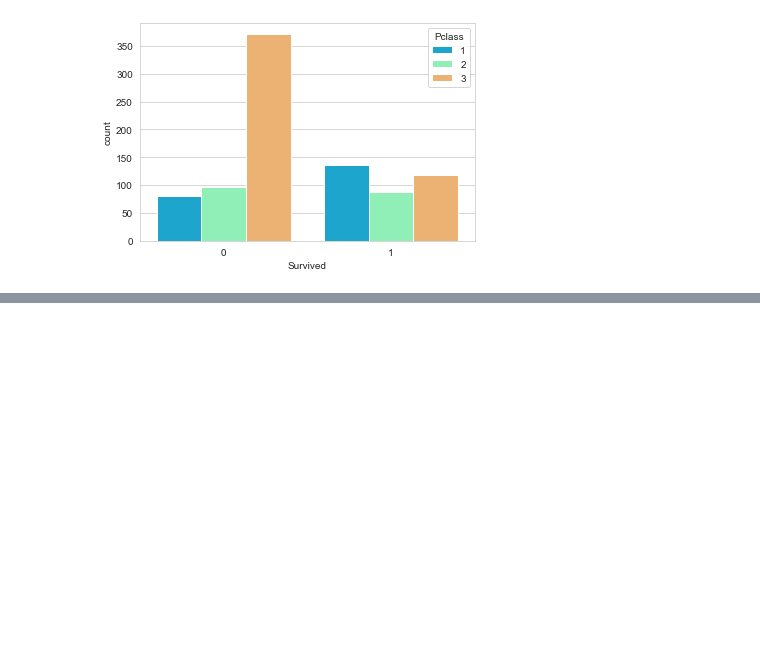
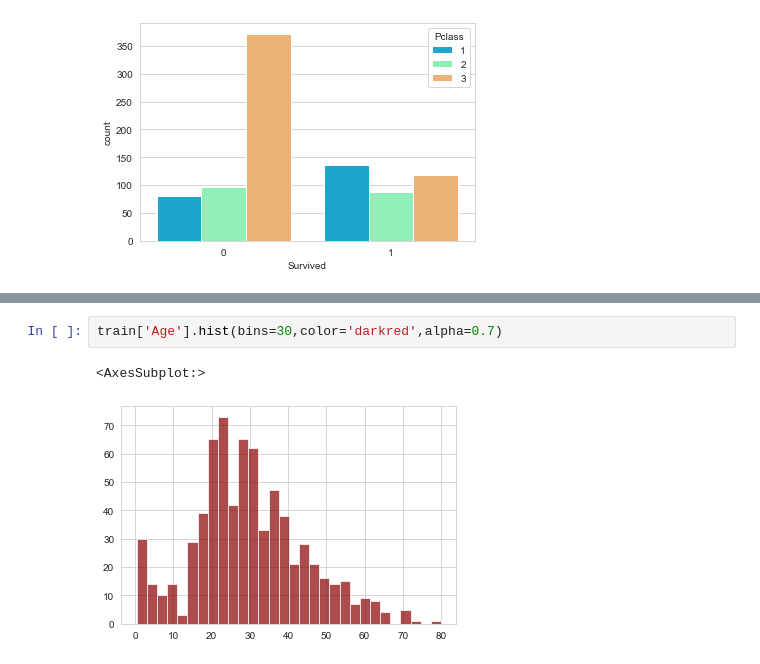
Before and after one commit to ModouLaminJagne/DataScience, a Jupyter notebook: LOGISTIC REGRESSION.ipynb, the cells around one changed output, grey strips where cells are left out. Saved outputs shown, nothing was run; the diff lists cells and outputs as text; blank space fills up the shorter version.

```diff
--- a/LOGISTIC REGRESSION.ipynb
+++ b/LOGISTIC REGRESSION.ipynb
@@ -91,0 +97,5 @@ sns.countplot(x='Survived',hue='Pclass',data=train,palette='rainbow')
+# %%
+train['Age'].hist(bins=30,color='darkred',alpha=0.7)
+# %% [output]
+<AxesSubplot:>
+[figure, added]
```
Also changed, not shown: parts of 1 cell of this notebook.
